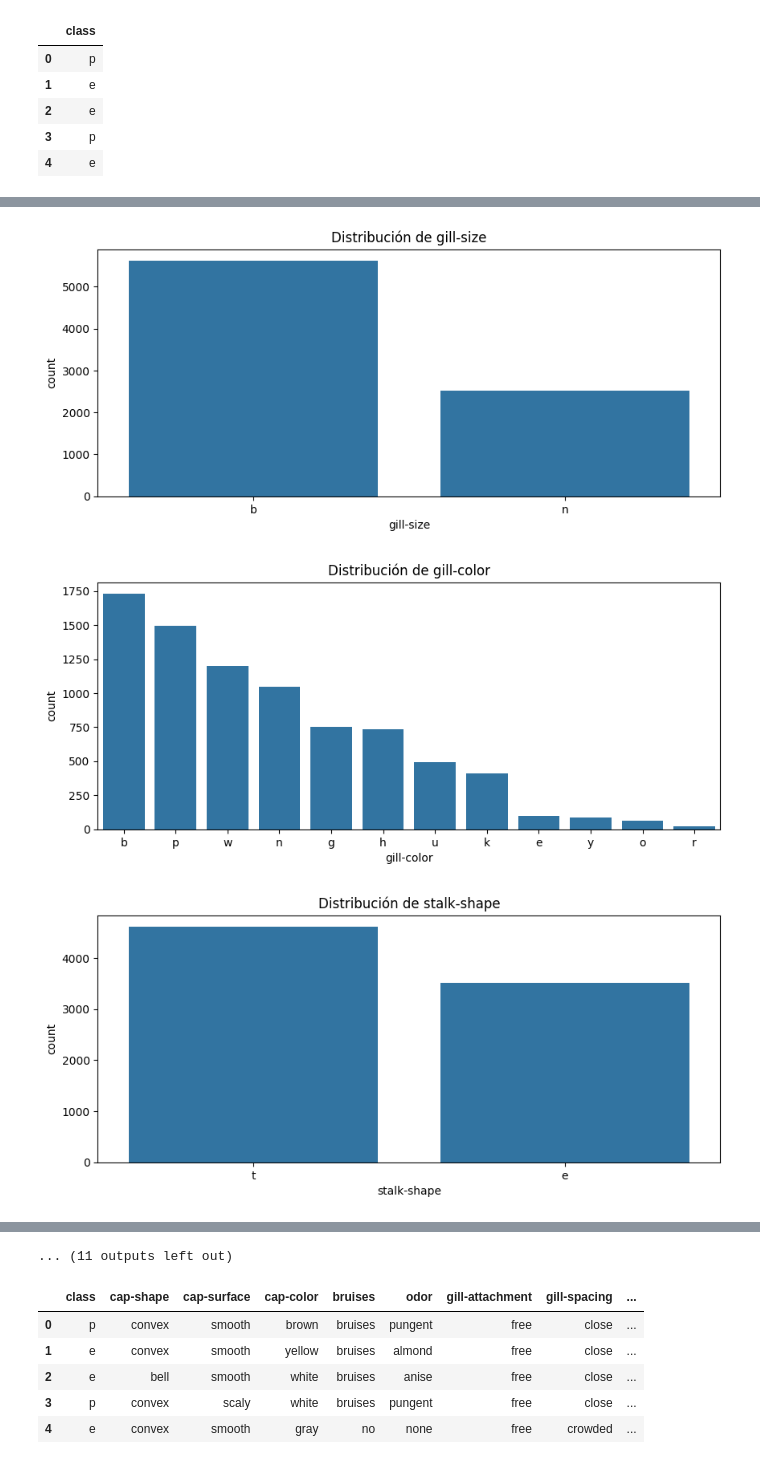
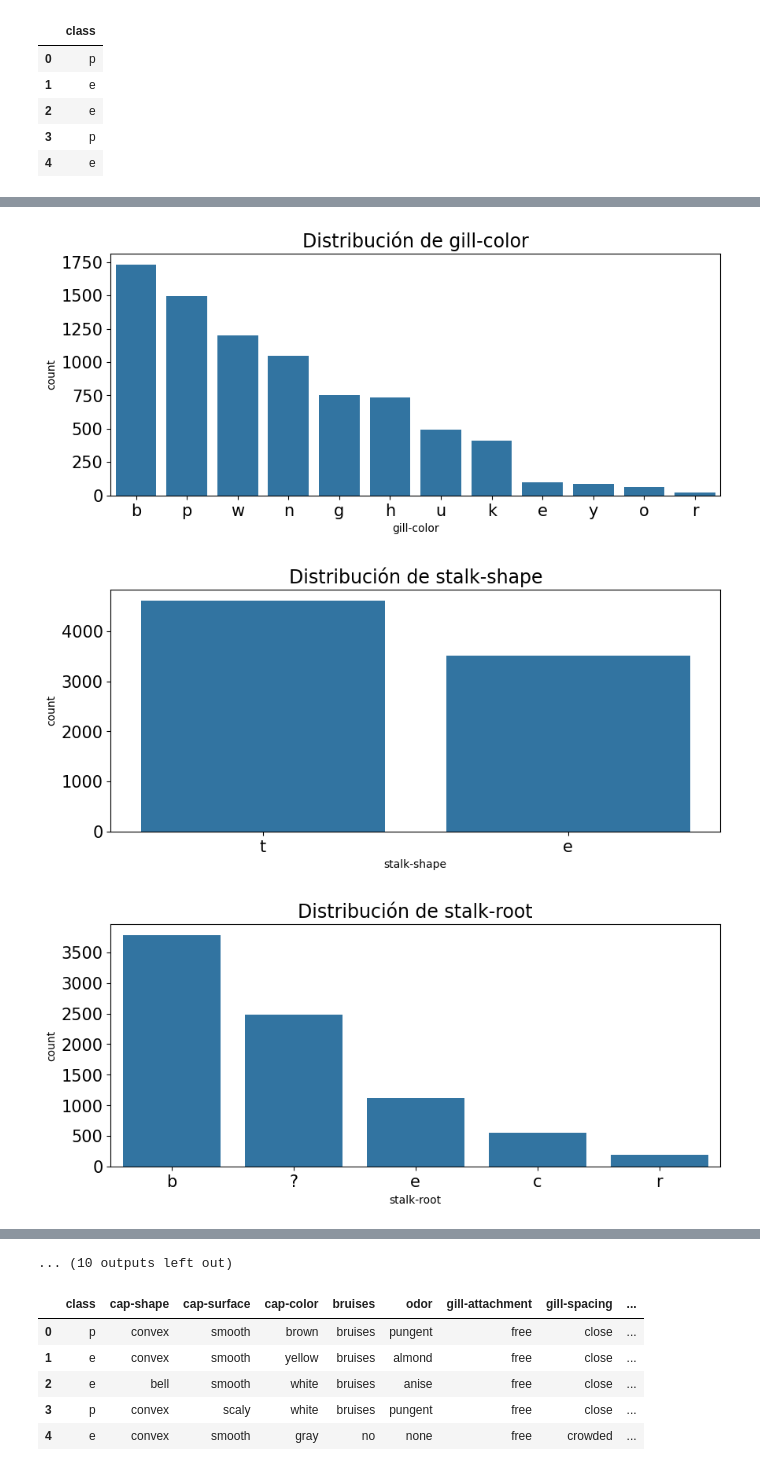
Before and after one commit to AdrianGalvanDiaz/Proyecto_ML, a Jupyter notebook: EDA.ipynb, the cells around one changed output, grey strips where cells are left out. Drawn from its saved outputs; the diff is of its cells as text; code cells hidden in the pictures.

```diff
--- a/EDA.ipynb
+++ b/EDA.ipynb
@@ -68,6 +68,8 @@ import seaborn as sns
 for column in df.select_dtypes(include=['object']).columns:
     plt.figure(figsize=(10, 4))
     sns.countplot(x=column, data=df, order = df[column].value_counts().index)
-    plt.title(f'Distribución de {column}')
+    plt.title(f'Distribución de {column}', fontsize=17)
+    plt.xticks(fontsize=15)
+    plt.yticks(fontsize=15)
     plt.show()
 # %% [output]
@@ -82,3 +84,3 @@ for column in df.select_dtypes(include=['object']).columns:
-[figure, old version]
+[figure, new version]
-[figure, old version]
+[figure, new version]
-[figure, old version]
+[figure, new version]
@@ -86,4 +88,4 @@ for column in df.select_dtypes(include=['object']).columns:
-... (11 outputs left out)
+... (10 outputs left out)
 # %%
 replacements = {
     'cap-shape': {'b': 'bell', 'c': 'conical', 'x': 'convex', 'f': 'flat', 'k': 'knobbed', 's': 'sunken'},
```
Also changed, not shown: parts of 4 cells of this notebook, 2 other files.
